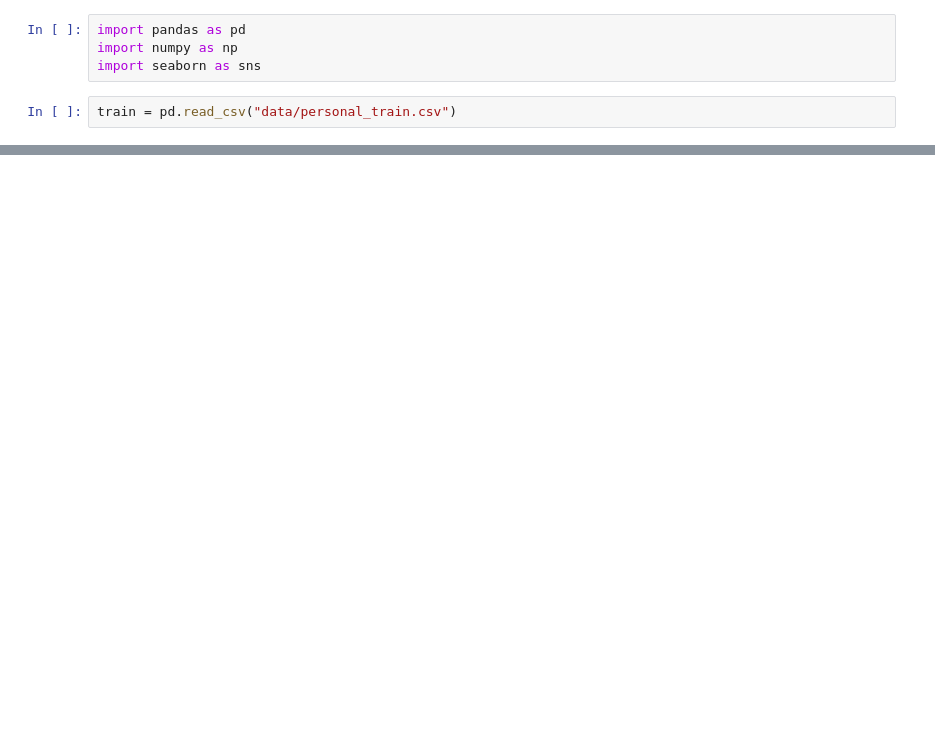
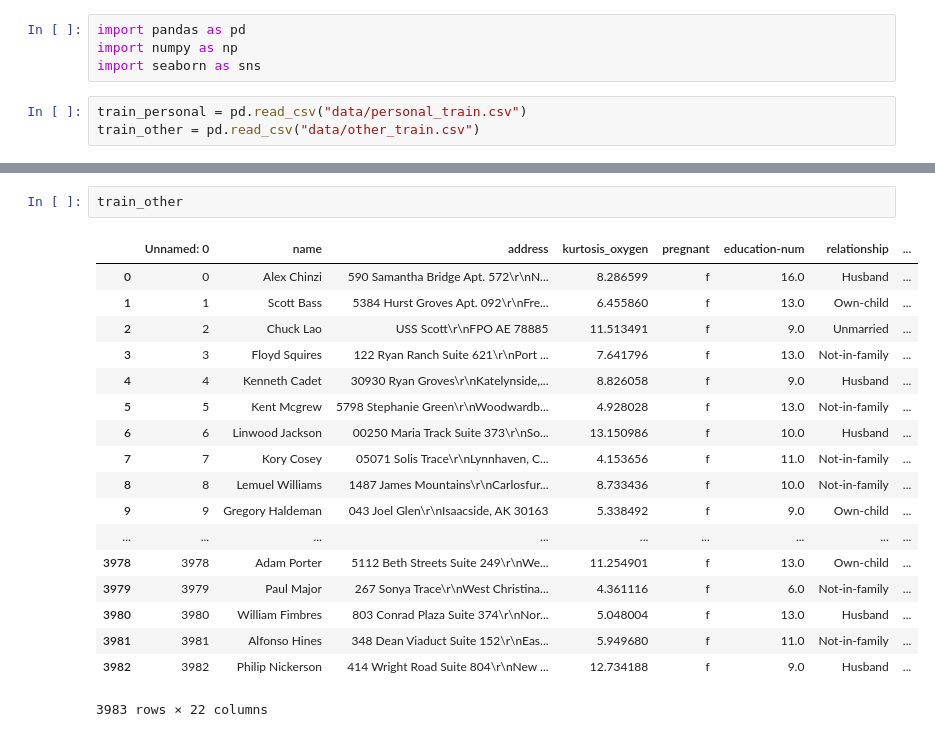
Before and after one commit to MCFreddie777/iau-project, a Jupyter notebook: analyses.ipynb, the cells around one changed output, grey strips where cells are left out. Saved outputs shown, nothing was run; the diff lists cells and outputs as text; blank space fills up the shorter version.

```diff
--- a/analyses.ipynb
+++ b/analyses.ipynb
@@ -3,4 +3,5 @@ import pandas as pd
 import numpy as np
 import seaborn as sns
 # %%
-train = pd.read_csv("data/personal_train.csv")
+train_personal = pd.read_csv("data/personal_train.csv")
+train_other = pd.read_csv("data/other_train.csv")
@@ -27,0 +29,21 @@ train
+# %%
+train_other
+# %% [output]
+|  | Unnamed: 0 | name | address | kurtosis_oxygen | pregnant | education-num | relationship | ... |
+| 0 | 0 | Alex Chinzi | 590 Samantha Bridge Apt. 572\r\nN... | 8.286599 | f | 16.0 | Husband | ... |
+| 1 | 1 | Scott Bass | 5384 Hurst Groves Apt. 092\r\nFre... | 6.455860 | f | 13.0 | Own-child | ... |
+| 2 | 2 | Chuck Lao | USS Scott\r\nFPO AE 78885 | 11.513491 | f | 9.0 | Unmarried | ... |
+| 3 | 3 | Floyd Squires | 122 Ryan Ranch Suite 621\r\nPort ... | 7.641796 | f | 13.0 | Not-in-family | ... |
+| 4 | 4 | Kenneth Cadet | 30930 Ryan Groves\r\nKatelynside,... | 8.826058 | f | 9.0 | Husband | ... |
+| 5 | 5 | Kent Mcgrew | 5798 Stephanie Green\r\nWoodwardb... | 4.928028 | f | 13.0 | Not-in-family | ... |
+| 6 | 6 | Linwood Jackson | 00250 Maria Track Suite 373\r\nSo... | 13.150986 | f | 10.0 | Husband | ... |
+| 7 | 7 | Kory Cosey | 05071 Solis Trace\r\nLynnhaven, C... | 4.153656 | f | 11.0 | Not-in-family | ... |
+| 8 | 8 | Lemuel Williams | 1487 James Mountains\r\nCarlosfur... | 8.733436 | f | 10.0 | Not-in-family | ... |
+| 9 | 9 | Gregory Haldeman | 043 Joel Glen\r\nIsaacside, AK 30163 | 5.338492 | f | 9.0 | Own-child | ... |
+| ... | ... | ... | ... | ... | ... | ... | ... | ... |
+| 3978 | 3978 | Adam Porter | 5112 Beth Streets Suite 249\r\nWe... | 11.254901 | f | 13.0 | Own-child | ... |
+| 3979 | 3979 | Paul Major | 267 Sonya Trace\r\nWest Christina... | 4.361116 | f | 6.0 | Not-in-family | ... |
+| 3980 | 3980 | William Fimbres | 803 Conrad Plaza Suite 374\r\nNor... | 5.048004 | f | 13.0 | Husband | ... |
+| 3981 | 3981 | Alfonso Hines | 348 Dean Viaduct Suite 152\r\nEas... | 5.949680 | f | 11.0 | Not-in-family | ... |
+| 3982 | 3982 | Philip Nickerson | 414 Wright Road Suite 804\r\nNew ... | 12.734188 | f | 9.0 | Husband | ... |
+3983 rows × 22 columns
```
Also changed, not shown: parts of 2 cells of this notebook.
